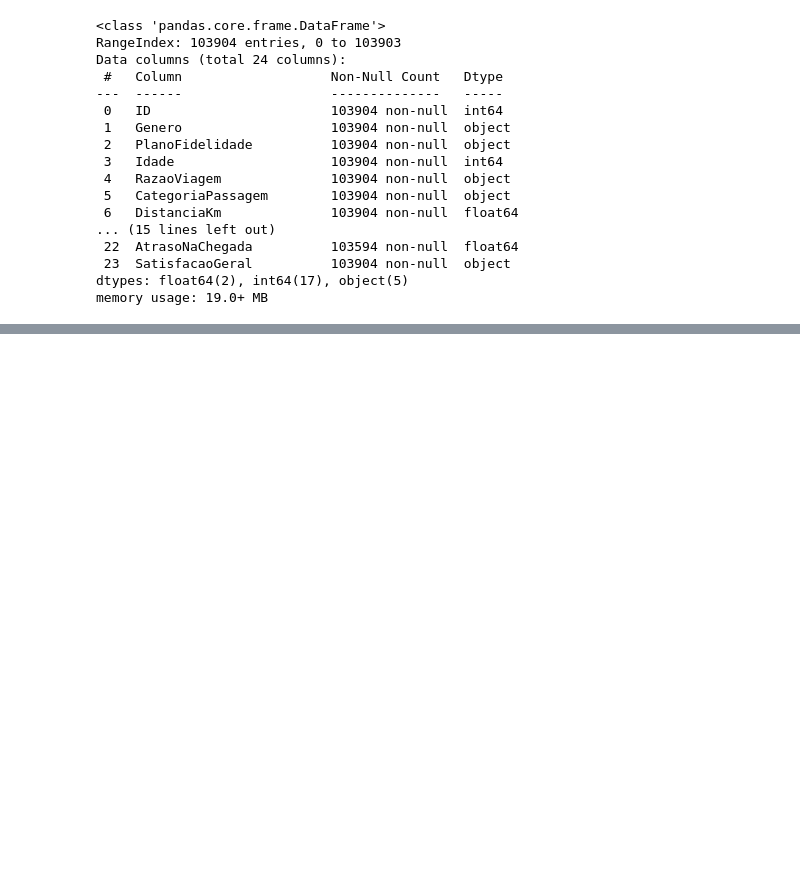
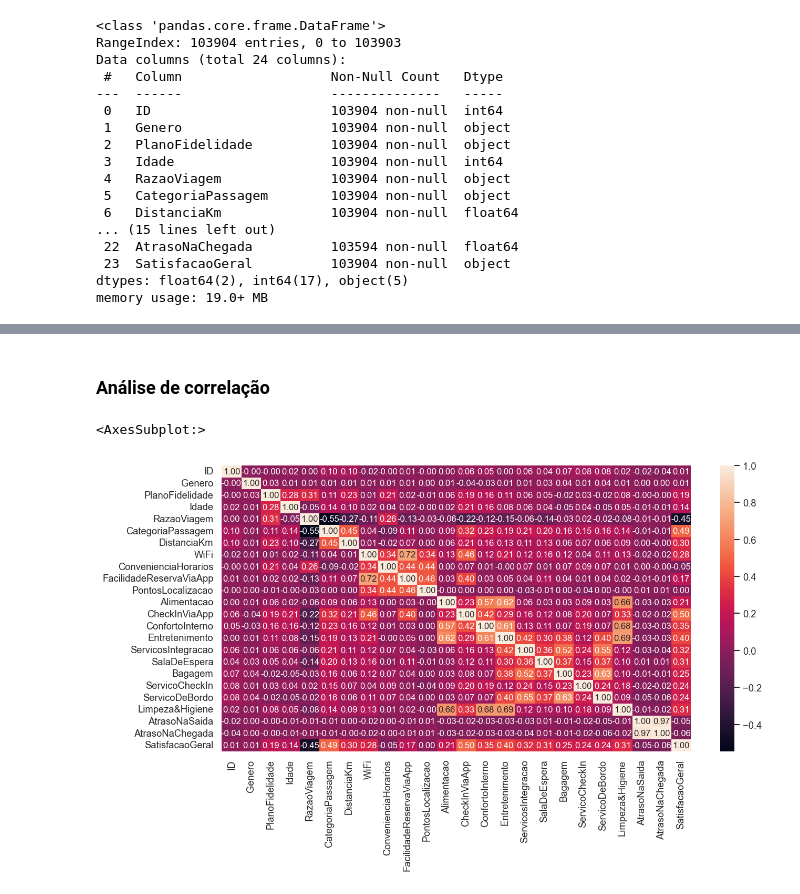
Before and after one commit to gutolota/BoraBusHackathon, a Jupyter notebook: notebooks/analysis.ipynb, the cells around one changed output, grey strips where cells are left out. Saved outputs shown, nothing was run; the diff lists cells and outputs as text; code cells hidden in the pictures; blank space fills up the shorter version.

Commit message:
Realização de algumas análises e insights

```diff
--- a/notebooks/analysis.ipynb
+++ b/notebooks/analysis.ipynb
@@ -131,0 +152,12 @@ df[df["AtrasoNaChegada"].isna()]
+# %%
+simnao_map = {"Sim": 1, "Nao": 0}
+encoded_df = df.copy()
+encoded_df["SatisfacaoGeral"] = df["SatisfacaoGeral"].map(simnao_map)
+encoded_df["PlanoFidelidade"] = encoded_df["PlanoFidelidade"].map(simnao_map)
+encoded_df["CategoriaPassagem"] = encoded_df["CategoriaPassagem"].map({"Normal": 0, "Comforto": 1, "Leito": 2})
+
+label_encoders = dict()
+for column in encoded_df.select_dtypes('object').columns:
+    label_encoders[column] = LabelEncoder()
+    encoded_df[column] = label_encoders[column].fit_transform(encoded_df[column])
+encoded_df.info()
@@ -131,0 +182,8 @@ df[df["AtrasoNaChegada"].isna()]
+# %% [markdown]
+### Análise de correlação
+# %%
+plt.figure(figsize=(12, 6), dpi=120)
+sns.heatmap(data=encoded_df.corr(), annot=True, fmt=".2f")
+# %% [output]
+<AxesSubplot:>
+[figure, added]
```
Also changed, not shown: parts of 32 cells of this notebook, 1 other file.
